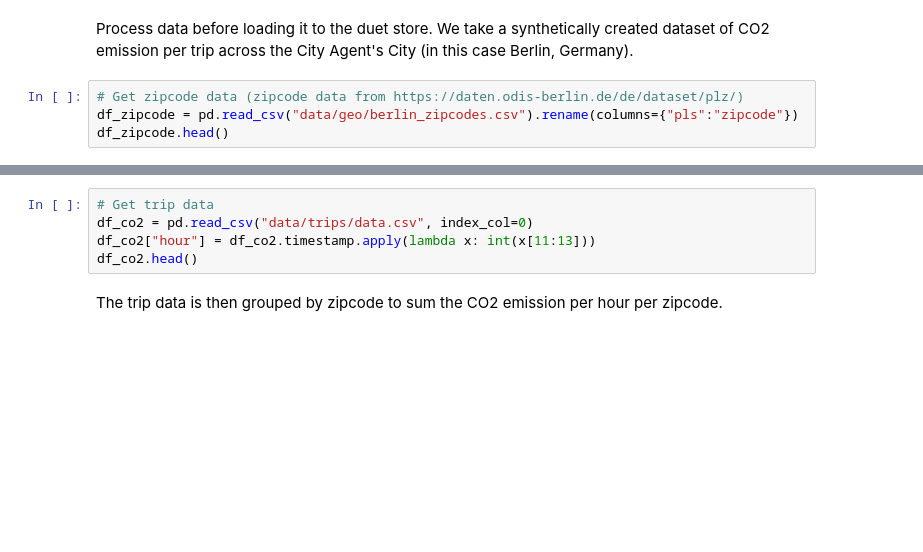
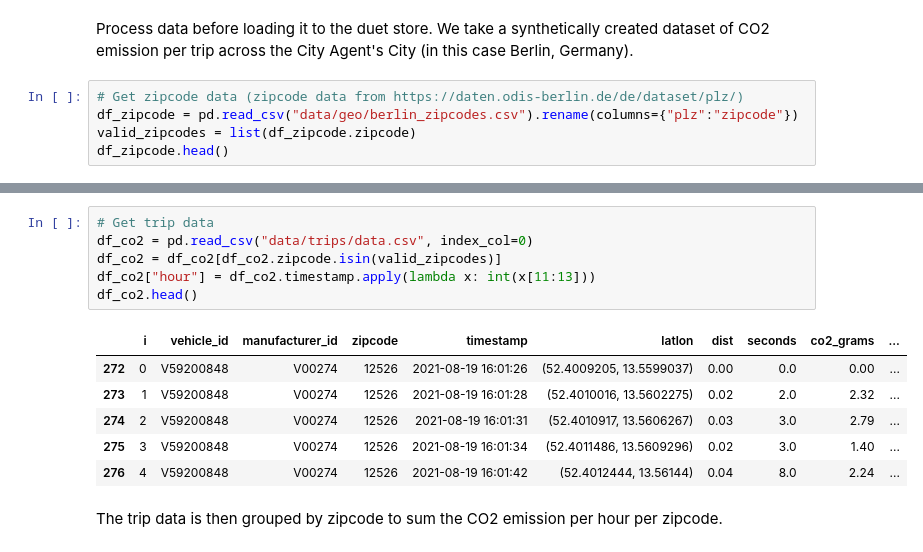
Before and after one commit to kajaschmidt/aries-jupyter-playground, a Jupyter notebook: agents/manufacturer1/notebooks/03_connect_with_city.ipynb, the cells around one changed output, grey strips where cells are left out. Saved outputs shown, nothing was run; the diff lists cells and outputs as text; blank space fills up the shorter version.

```diff
--- a/agents/manufacturer1/notebooks/03_connect_with_city.ipynb
+++ b/agents/manufacturer1/notebooks/03_connect_with_city.ipynb
@@ -155,5 +247,6 @@ duet.store.pandas  # There should only be an MPC session statement by the City a
 Process data before loading it to the duet store. We take a synthetically created dataset of CO2 emission per trip across the City Agent's City (in this case Berlin, Germany).
 # %%
 # Get zipcode data (zipcode data from https://daten.odis-berlin.de/de/dataset/plz/)
-df_zipcode = pd.read_csv("data/geo/berlin_zipcodes.csv").rename(columns={"pls":"zipcode"})
+df_zipcode = pd.read_csv("data/geo/berlin_zipcodes.csv").rename(columns={"plz":"zipcode"})
+valid_zipcodes = list(df_zipcode.zipcode)
 df_zipcode.head()
@@ -160,8 +260,16 @@ df_zipcode.head()
 # %%
 # Get trip data
 df_co2 = pd.read_csv("data/trips/data.csv", index_col=0)
+df_co2 = df_co2[df_co2.zipcode.isin(valid_zipcodes)]
 df_co2["hour"] = df_co2.timestamp.apply(lambda x: int(x[11:13]))
 df_co2.head()
+# %% [output]
+|  | i | vehicle_id | manufacturer_id | zipcode | timestamp | latlon | dist | seconds | co2_grams | ... |
+| 272 | 0 | V59200848 | V00274 | 12526 | 2021-08-19 16:01:26 | (52.4009205, 13.5599037) | 0.00 | 0.0 | 0.00 | ... |
+| 273 | 1 | V59200848 | V00274 | 12526 | 2021-08-19 16:01:28 | (52.4010016, 13.5602275) | 0.02 | 2.0 | 2.32 | ... |
+| 274 | 2 | V59200848 | V00274 | 12526 | 2021-08-19 16:01:31 | (52.4010917, 13.5606267) | 0.03 | 3.0 | 2.79 | ... |
+| 275 | 3 | V59200848 | V00274 | 12526 | 2021-08-19 16:01:34 | (52.4011486, 13.5609296) | 0.02 | 3.0 | 1.40 | ... |
+| 276 | 4 | V59200848 | V00274 | 12526 | 2021-08-19 16:01:42 | (52.4012444, 13.56144) | 0.04 | 8.0 | 2.24 | ... |
 # %% [markdown]
 The trip data is then grouped by zipcode to sum the CO2 emission per hour per zipcode.
 # %%
```
Also changed, not shown: parts of 16 cells of this notebook, 9 other files.
